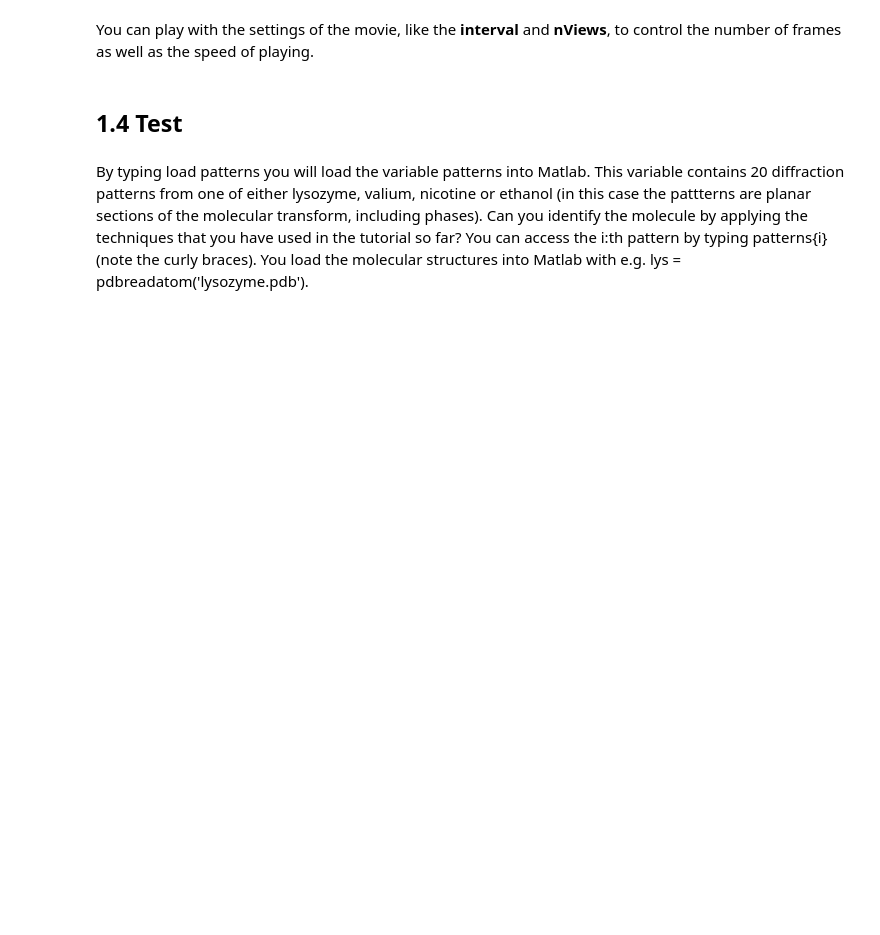
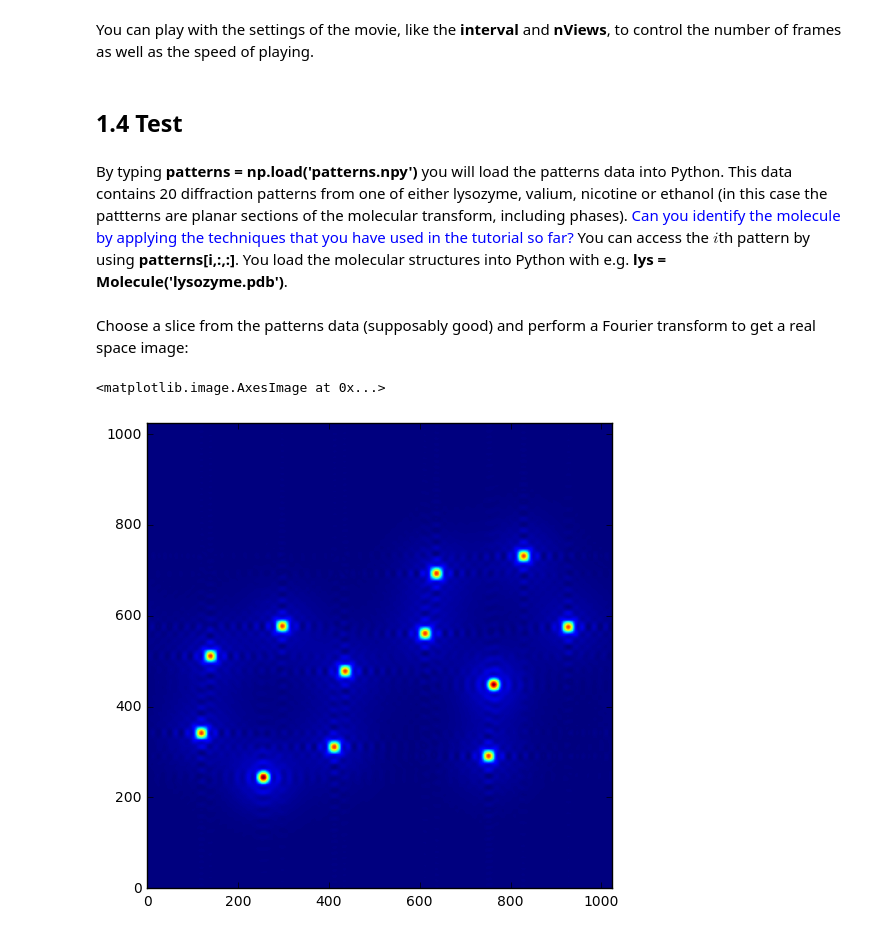
Before and after one commit to wang-zy/Tutorial-in-Diffraction-Imaging-Python, a Jupyter notebook: notebook/Chapter 1. Projection images.ipynb, the cells around one changed output. Saved outputs shown, nothing was run; the diff lists cells and outputs as text; code cells hidden in the pictures; blank space fills up the shorter version.

```diff
--- a/notebook/Chapter 1. Projection images.ipynb
+++ b/notebook/Chapter 1. Projection images.ipynb
@@ -226,4 +226,14 @@ You can play with the settings of the movie, like the **interval** and **nViews*
 # %% [markdown]
 ## 1.4 Test
 # %% [markdown]
-By typing load patterns you will load the variable patterns into Matlab. This variable contains 20 diffraction patterns from one of either lysozyme, valium, nicotine or ethanol (in this case the pattterns are planar sections of the molecular transform, including phases). Can you identify the molecule by applying the techniques that you have used in the tutorial so far? You can access the i:th pattern by typing patterns{i} (note the curly braces). You load the molecular structures into Matlab with e.g. lys = pdbreadatom('lysozyme.pdb').
+By typing **patterns = np.load('patterns.npy')** you will load the patterns data into Python. This data contains 20 diffraction patterns from one of either lysozyme, valium, nicotine or ethanol (in this case the pattterns are planar sections of the molecular transform, including phases). <span style="color:blue">Can you identify the molecule by applying the techniques that you have used in the tutorial so far?</span> You can access the $i$th pattern by using **patterns[i,:,:]**. You load the molecular structures into Python with e.g. **lys = Molecule('lysozyme.pdb')**.
+# %%
+patterns = np.load('../data/patterns.npy')
+# %% [markdown]
+Choose a slice from the patterns data (supposably good) and perform a Fourier transform to get a real space image:
+# %%
+rho = fft.fftshift(abs(fft.ifftn(patterns[0,:,:], [2**10, 2**10])))
+plt.imshow(rho, interpolation='none',origin='lower')
+# %% [output]
+<matplotlib.image.AxesImage at 0x...>
+[figure, added]
```
Also changed, not shown: parts of 7 cells of this notebook, 6 other files.
